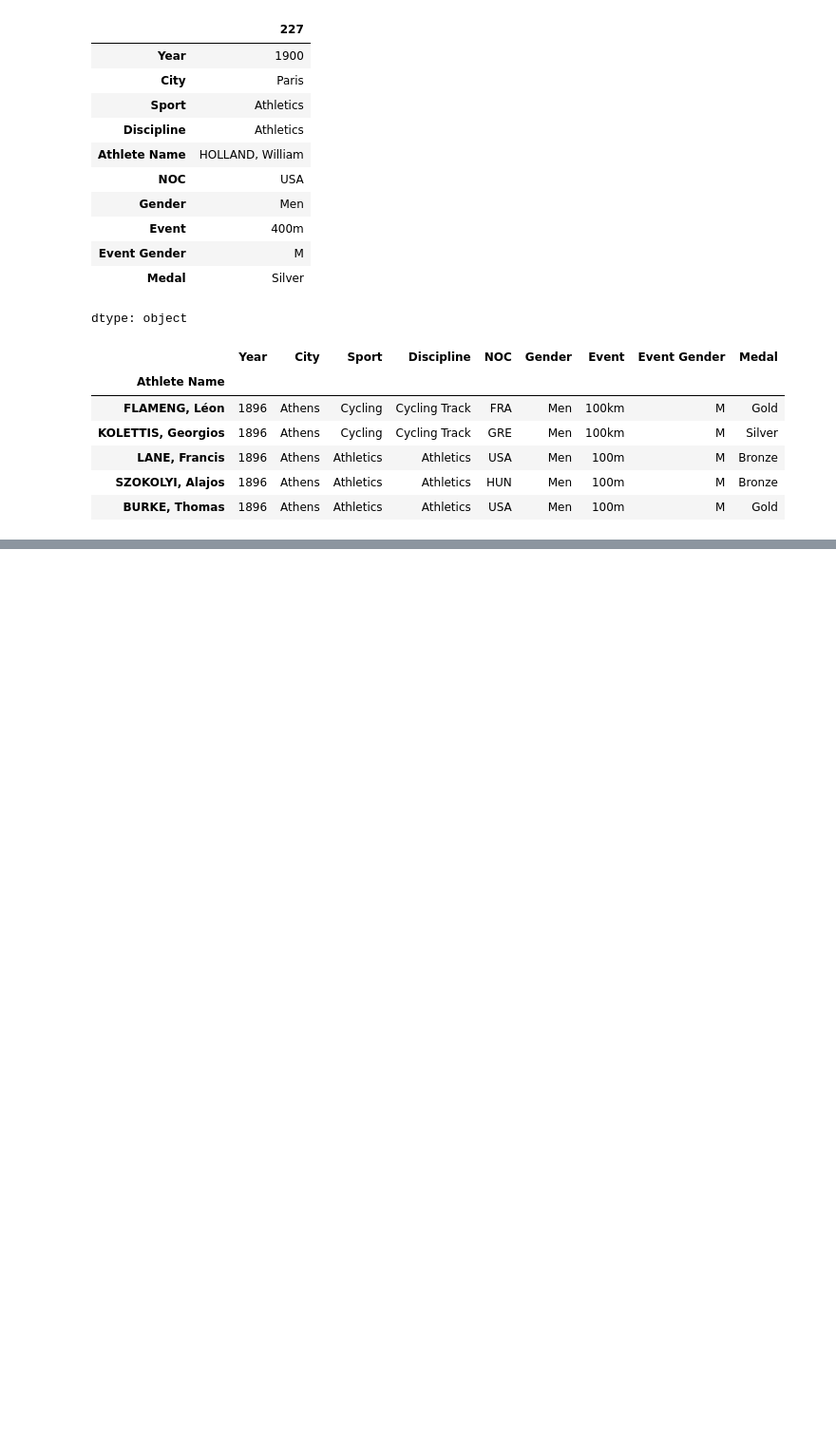
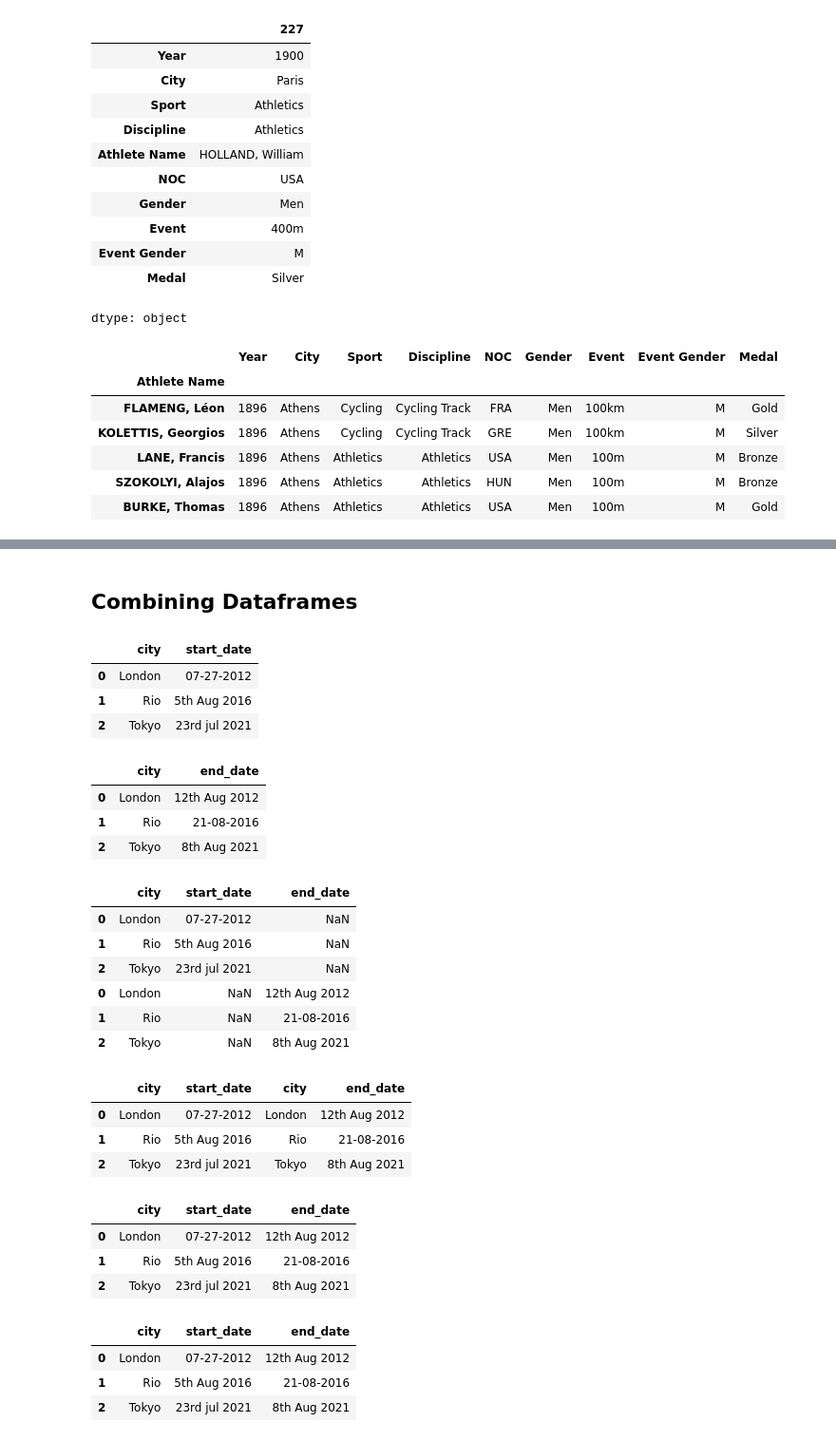
Before and after one commit to NoobRushEr/Pandas-Essential-Training, a Jupyter notebook: intro.ipynb, the cells around one changed output, grey strips where cells are left out. Shown at 95% size. Cells and saved outputs as stored; diff of their text form; code cells hidden in the pictures; blank space fills up the shorter version.

Commit message:
creating series and dataframes and working with dates

```diff
--- a/intro.ipynb
+++ b/intro.ipynb
@@ -711,0 +714,3 @@ oo.head()
+# %%
+city = ['London', 'Rio', 'Tokyo']
+year = [2012, 2016, 2021]
@@ -711,0 +751,3 @@ oo.head()
+# %%
+start_date = ['07-27-2012', '5th Aug 2016', '23rd jul 2021']
+end_date = ['12th Aug 2012', '21-08-2016', '8th Aug 2021']
@@ -711,0 +799,43 @@ oo.head()
+# %% [markdown]
+## Combining Dataframes
+# %%
+start = pd.DataFrame({
+    "city": city,
+    "start_date": start_date
+})
+
+end = pd.DataFrame({
+    "city": city,
+    "end_date": end_date
+})
+# %%
+start
+# %% [output]
+|  | city | start_date |
+| 0 | London | 07-27-2012 |
+| 1 | Rio | 5th Aug 2016 |
+| 2 | Tokyo | 23rd jul 2021 |
+# %%
+end
+# %% [output]
+|  | city | end_date |
+| 0 | London | 12th Aug 2012 |
+| 1 | Rio | 21-08-2016 |
+| 2 | Tokyo | 8th Aug 2021 |
+# %%
+pd.concat([start, end], axis=0)
+# %% [output]
+|  | city | start_date | end_date |
+| 0 | London | 07-27-2012 | NaN |
+| 1 | Rio | 5th Aug 2016 | NaN |
+| 2 | Tokyo | 23rd jul 2021 | NaN |
+| 0 | London | NaN | 12th Aug 2012 |
+| 1 | Rio | NaN | 21-08-2016 |
+| 2 | Tokyo | NaN | 8th Aug 2021 |
+# %%
+pd.concat([start, end], axis=1)
+# %% [output]
+|  | city | start_date | city | end_date |
+| 0 | London | 07-27-2012 | London | 12th Aug 2012 |
+| 1 | Rio | 5th Aug 2016 | Rio | 21-08-2016 |
+| 2 | Tokyo | 23rd jul 2021 | Tokyo | 8th Aug 2021 |
@@ -711,0 +845,14 @@ oo.head()
+# %%
+pd.merge(start, end, on='city')
+# %% [output]
+|  | city | start_date | end_date |
+| 0 | London | 07-27-2012 | 12th Aug 2012 |
+| 1 | Rio | 5th Aug 2016 | 21-08-2016 |
+| 2 | Tokyo | 23rd jul 2021 | 8th Aug 2021 |
+# %%
+pd.merge(start, end, on='city', how='inner')
+# %% [output]
+|  | city | start_date | end_date |
+| 0 | London | 07-27-2012 | 12th Aug 2012 |
+| 1 | Rio | 5th Aug 2016 | 21-08-2016 |
+| 2 | Tokyo | 23rd jul 2021 | 8th Aug 2021 |
```
Also changed, not shown: parts of 25 cells of this notebook.
